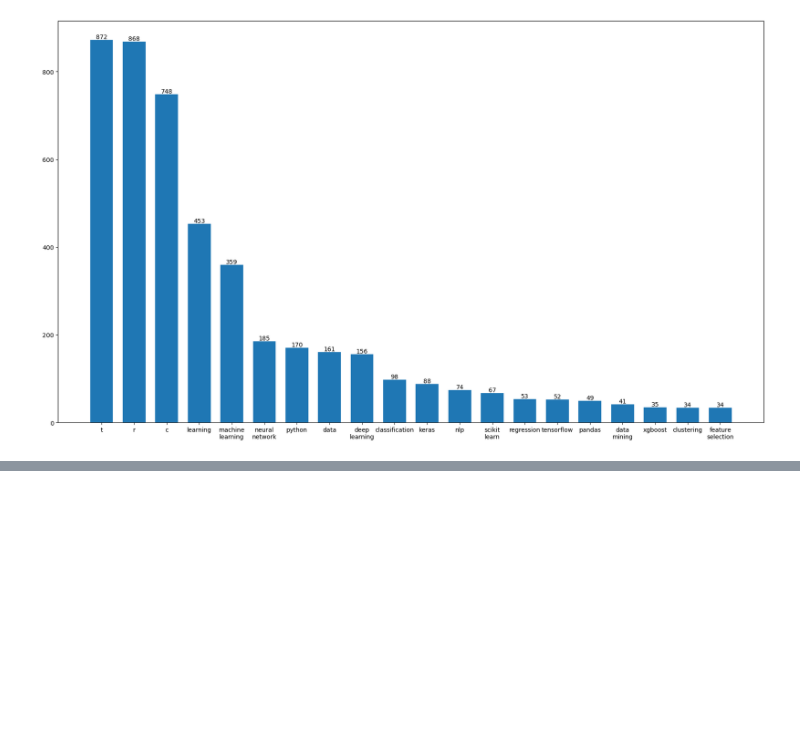
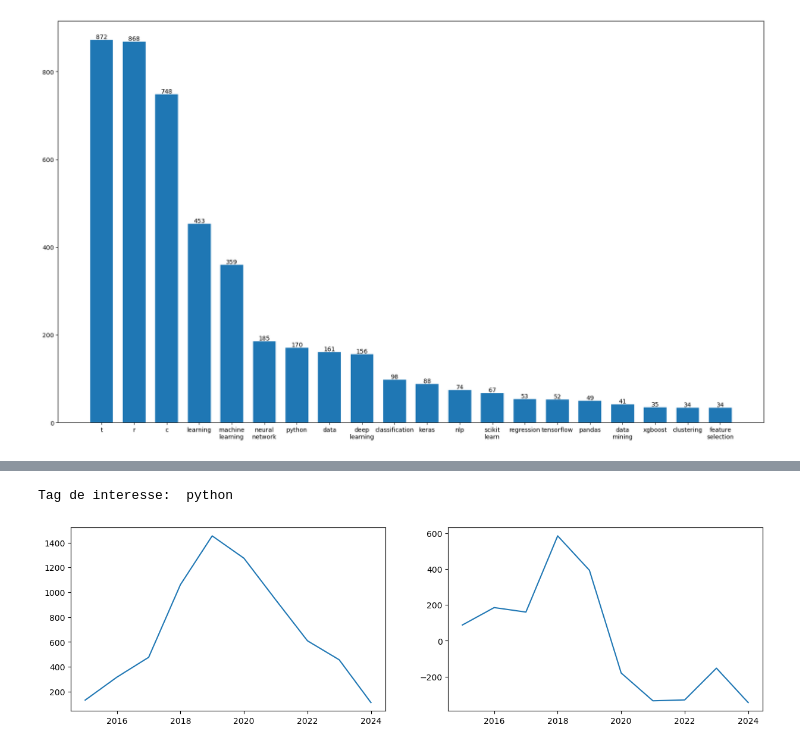
Before and after one commit to LMassooni/Stack-Exchange-database, a Jupyter notebook: analise.ipynb, the cells around one changed output, grey strips where cells are left out. Saved outputs shown, nothing was run; the diff lists cells and outputs as text; code cells hidden in the pictures; blank space fills up the shorter version.

```diff
--- a/analise.ipynb
+++ b/analise.ipynb
@@ -73,0 +124,16 @@ df
+# %%
+df_txy = pd.read_csv('csv_analises/tagsxyear.csv', names=['tag','years','n_questions','last year', 'cy-ly'])
+# %%
+consulta = input("Tag de interesse: ")
+df_txy_cons = df_txy[df_txy['tag'] == consulta]
+if df_txy_cons.empty:
+    print("Tag não encontrada, escolha uma das tags abaixo:")
+    print(df_txy['tag'].unique())
+else:
+    df_txy_cons = df_txy_cons[df_txy_cons.index>df_txy_cons.index[0]]
+    fig, ax = plt.subplots(1,2, figsize=(15,4))
+    ax[0].plot(df_txy_cons['years'], df_txy_cons['n_questions'])
+    ax[1].plot(df_txy_cons['years'], pd.to_numeric(df_txy_cons['cy-ly']))
+# %% [output]
+Tag de interesse:  python
+[figure, added]
```
Also changed, not shown: parts of 19 cells of this notebook, 5 other files.
